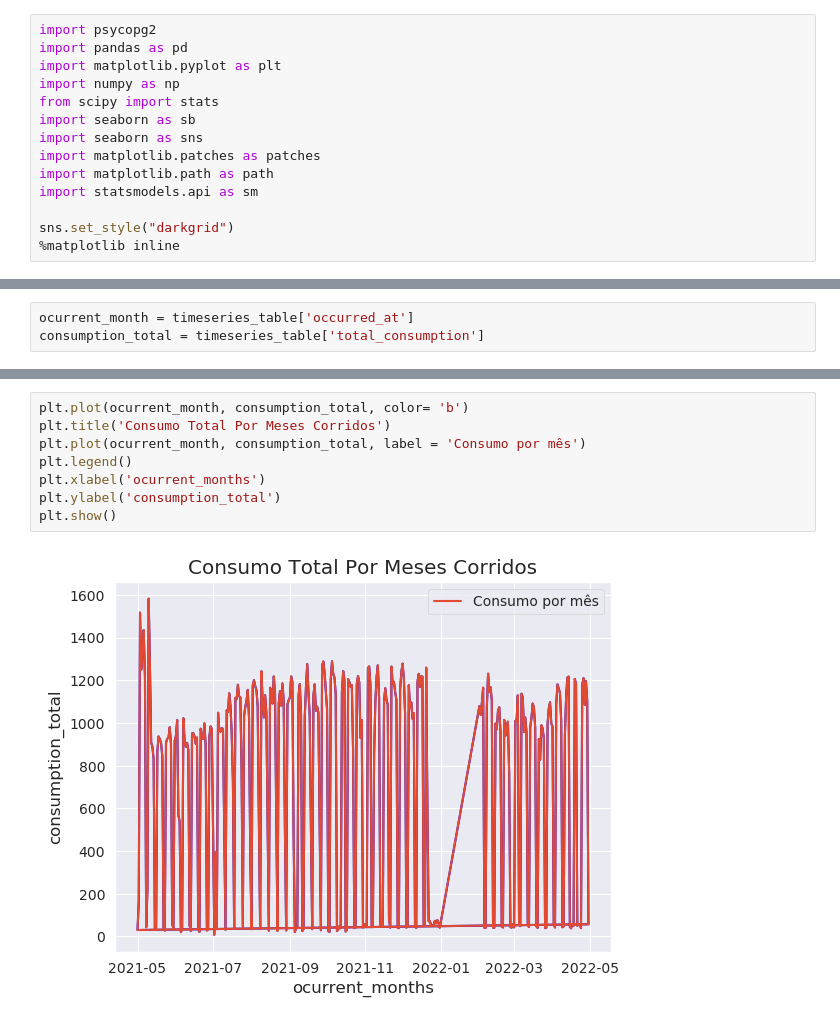
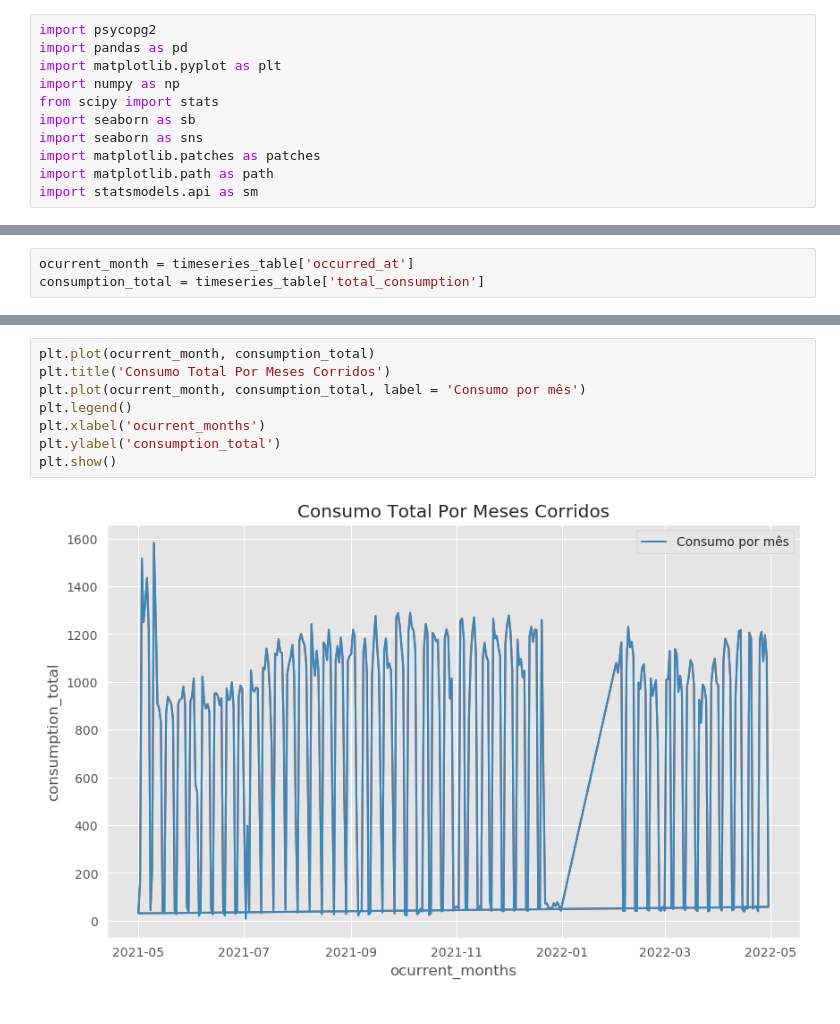
Before and after one commit to YasRordrigues/PolinomionRegretion, a Jupyter notebook: timeseries_eda.ipynb, the cells around one changed output, grey strips where cells are left out. Cells and saved outputs as stored; diff of their text form.

Commit message:
timeseries graphic atualização, descrição

```diff
--- a/timeseries_eda.ipynb
+++ b/timeseries_eda.ipynb
@@ -9,9 +9,6 @@ import seaborn as sns
 import matplotlib.patches as patches
 import matplotlib.path as path
 import statsmodels.api as sm
-
-sns.set_style("darkgrid")
-%matplotlib inline
 # %%
 connection = psycopg2.connect(database="regressiondata", host="lapisco2.fortaleza.ifce.edu.br", port=3432, user="conceptu", password="conceptu@ifce")
 # %%
@@ -54,13 +51,13 @@ sb.displot(ocurrent_month, color='b', bins=consumption_total, kde=True)
 # %%
-plt.plot(ocurrent_month, consumption_total, color= 'b')
+plt.plot(ocurrent_month, consumption_total)
 plt.title('Consumo Total Por Meses Corridos')
 plt.plot(ocurrent_month, consumption_total, label = 'Consumo por mês')
 plt.legend()
 plt.xlabel('ocurrent_months')
 plt.ylabel('consumption_total')
 plt.show()
 # %% [output]
-[figure, old version]
+[figure, new version]
 # %%
 plt.bar(ocurrent_month, consumption_total, label = 'Consumo por mês', color= 'b')
 plt.legend()
```
Also changed, not shown: parts of 3 cells of this notebook, 2 other files.
